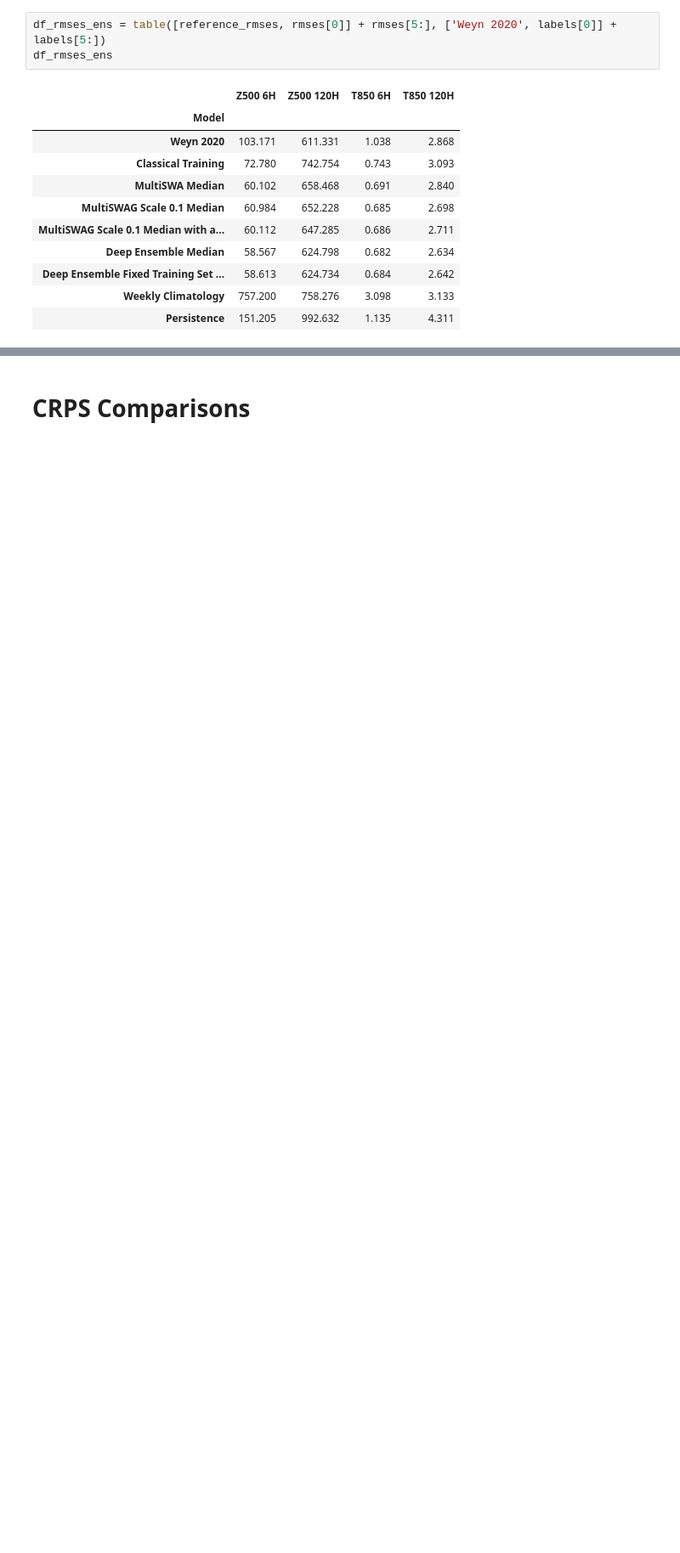
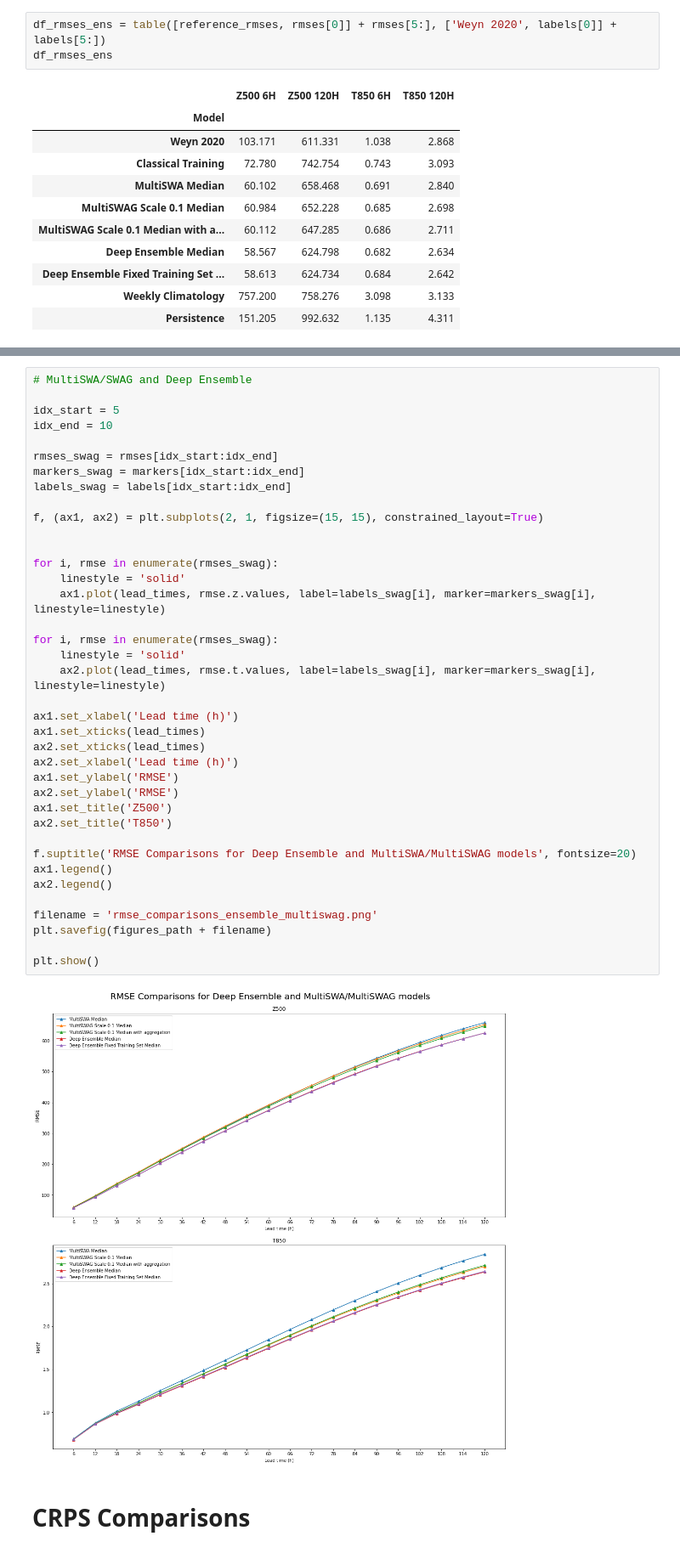
Before and after one commit to yasserhaddad/weather_prediction, a Jupyter notebook: notebooks/results_s02.ipynb, the cells around one changed output, grey strips where cells are left out. Shown at 85% size. Drawn from its saved outputs; the diff is of its cells as text; blank space fills up the shorter version.

```diff
--- a/notebooks/results_s02.ipynb
+++ b/notebooks/results_s02.ipynb
@@ -165,3 +249,43 @@ df_rmses_ens
+# %%
+# MultiSWA/SWAG and Deep Ensemble
+
+idx_start = 5
+idx_end = 10
+
+rmses_swag = rmses[idx_start:idx_end]
+markers_swag = markers[idx_start:idx_end]
+labels_swag = labels[idx_start:idx_end]
+
+f, (ax1, ax2) = plt.subplots(2, 1, figsize=(15, 15), constrained_layout=True)
+
+
+for i, rmse in enumerate(rmses_swag):
+    linestyle = 'solid'
+    ax1.plot(lead_times, rmse.z.values, label=labels_swag[i], marker=markers_swag[i], linestyle=linestyle)
+
+for i, rmse in enumerate(rmses_swag):
+    linestyle = 'solid'
+    ax2.plot(lead_times, rmse.t.values, label=labels_swag[i], marker=markers_swag[i], linestyle=linestyle)
+
+ax1.set_xlabel('Lead time (h)')
+ax1.set_xticks(lead_times)
+ax2.set_xticks(lead_times)
+ax2.set_xlabel('Lead time (h)')
+ax1.set_ylabel('RMSE')
+ax2.set_ylabel('RMSE')
+ax1.set_title('Z500')
+ax2.set_title('T850')
+
+f.suptitle('RMSE Comparisons for Deep Ensemble and MultiSWA/MultiSWAG models', fontsize=20)
+ax1.legend()
+ax2.legend()
+
+filename = 'rmse_comparisons_ensemble_multiswag.png'
+plt.savefig(figures_path + filename)
+
+plt.show()
+# %% [output]
+[figure, added]
 # %% [markdown]
 # CRPS Comparisons
 # %%
```
Also changed, not shown: parts of 3 cells of this notebook, 45 other files.
